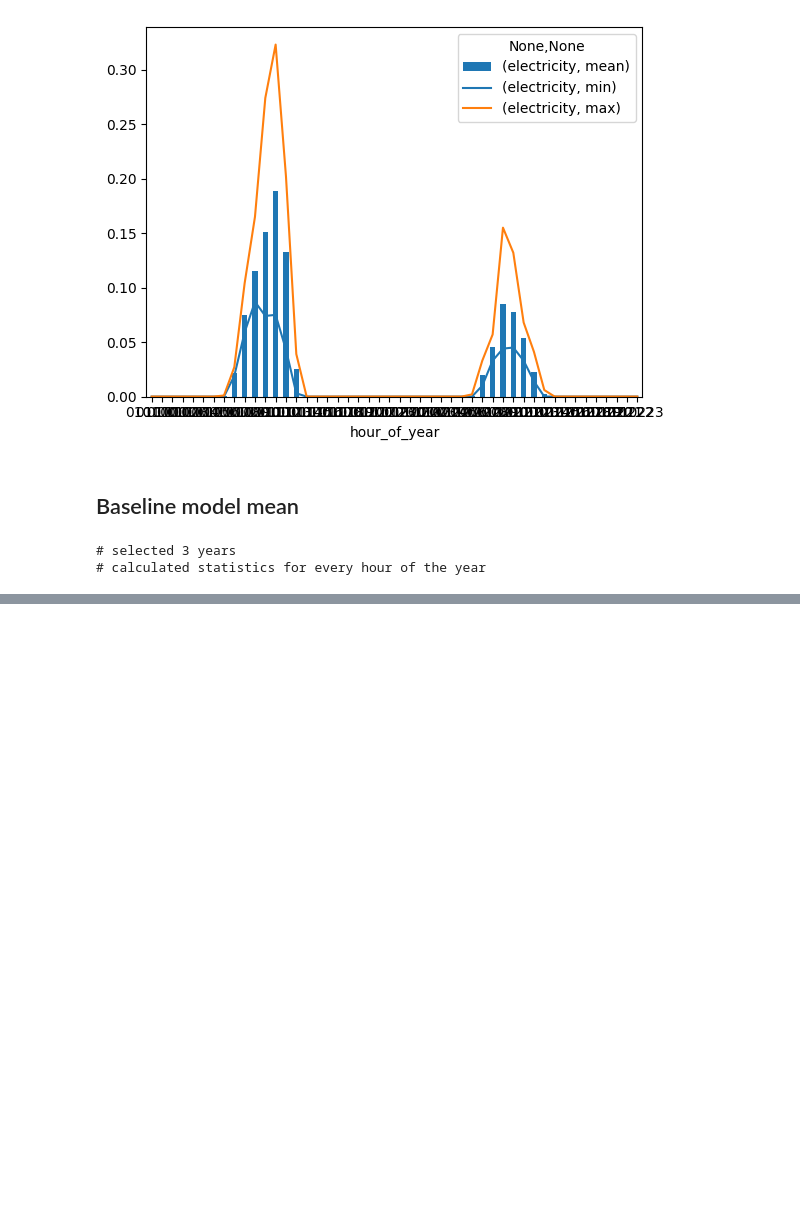
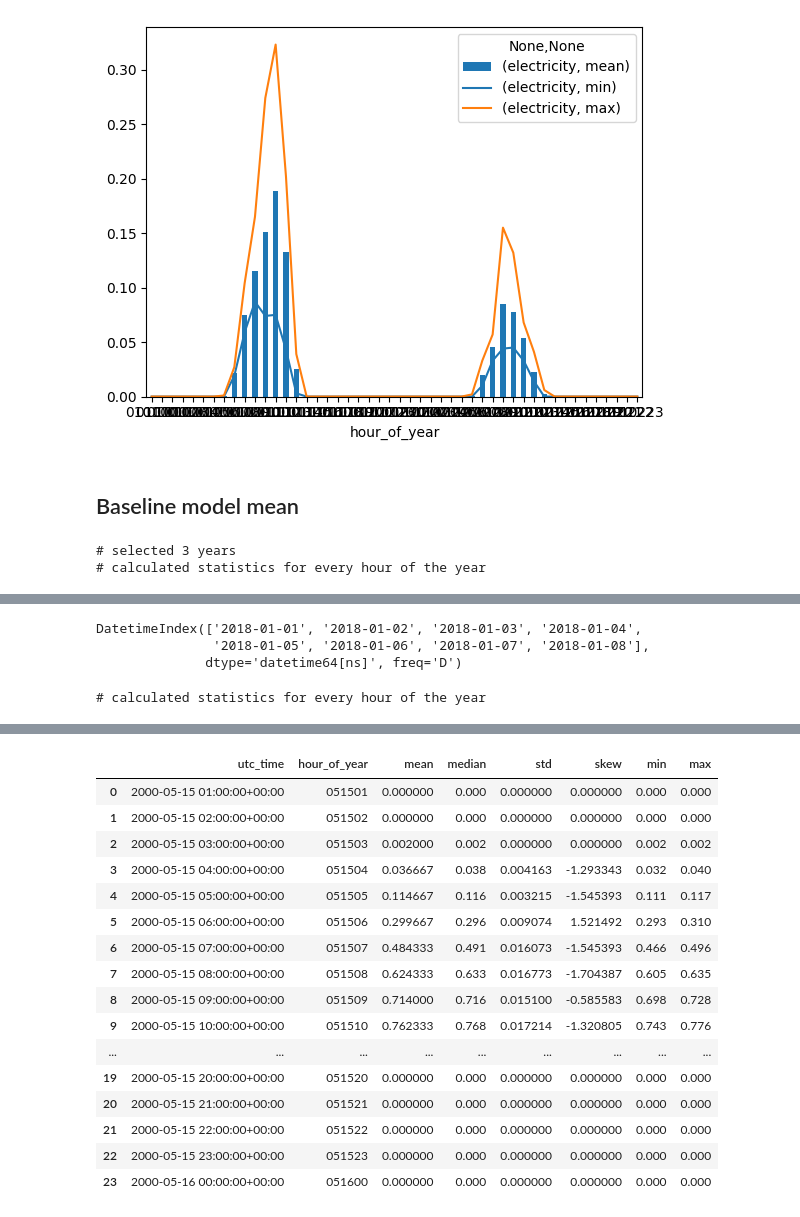
Before and after one commit to jerome-roeser/advanced-power-forecast, a Jupyter notebook: notebooks/hoernsch.ipynb, the cells around one changed output, grey strips where cells are left out. Cells and saved outputs as stored; diff of their text form; code cells hidden in the pictures; blank space fills up the shorter version.

```diff
--- a/notebooks/hoernsch_data_cleaning.ipynb
+++ b/notebooks/hoernsch.ipynb
@@ -253,0 +269,4 @@ stats_df = statistic_table(years_df)
+# %%
+input_date = '2000-05-15 01:00:00' # "YEAR-MONTH-DAY HOUR:MIN:SECONDS"
+input_timestamp = pd.Timestamp(input_date, tz='UTC')
+input_timestamp
@@ -253,0 +280,11 @@ stats_df = statistic_table(years_df)
+# %%
+pd.date_range(start='1/1/2018', end='1/08/2018')
+# %% [output]
+DatetimeIndex(['2018-01-01', '2018-01-02', '2018-01-03', '2018-01-04',
+               '2018-01-05', '2018-01-06', '2018-01-07', '2018-01-08'],
+              dtype='datetime64[ns]', freq='D')
+# %%
+next24 = pd.date_range(
+            start=input_timestamp,
+            end=  input_timestamp + pd.Timedelta(hours=23),
+            freq=pd.Timedelta(hours=1)).to_frame(index=False, name='utc_time')
@@ -253,0 +295,10 @@ stats_df = statistic_table(years_df)
+# %%
+stats_df = statistic_table(years_df)
+stats_df.columns = stats_df.columns.droplevel(level=0)
+# %% [output]
+# calculated statistics for every hour of the year
+# %%
+print(input_date)
+stats_pred = next24.join(stats_df, on='hour_of_year', how='inner', validate='one_to_one')
+stats_pred
+# %% [output]
@@ -253,0 +306,17 @@ stats_df = statistic_table(years_df)
+|  | utc_time | hour_of_year | mean | median | std | skew | min | max |
+| 0 | 2000-05-15 01:00:00+00:00 | 051501 | 0.000000 | 0.000 | 0.000000 | 0.000000 | 0.000 | 0.000 |
+| 1 | 2000-05-15 02:00:00+00:00 | 051502 | 0.000000 | 0.000 | 0.000000 | 0.000000 | 0.000 | 0.000 |
+| 2 | 2000-05-15 03:00:00+00:00 | 051503 | 0.002000 | 0.002 | 0.000000 | 0.000000 | 0.002 | 0.002 |
+| 3 | 2000-05-15 04:00:00+00:00 | 051504 | 0.036667 | 0.038 | 0.004163 | -1.293343 | 0.032 | 0.040 |
+| 4 | 2000-05-15 05:00:00+00:00 | 051505 | 0.114667 | 0.116 | 0.003215 | -1.545393 | 0.111 | 0.117 |
+| 5 | 2000-05-15 06:00:00+00:00 | 051506 | 0.299667 | 0.296 | 0.009074 | 1.521492 | 0.293 | 0.310 |
+| 6 | 2000-05-15 07:00:00+00:00 | 051507 | 0.484333 | 0.491 | 0.016073 | -1.545393 | 0.466 | 0.496 |
+| 7 | 2000-05-15 08:00:00+00:00 | 051508 | 0.624333 | 0.633 | 0.016773 | -1.704387 | 0.605 | 0.635 |
+| 8 | 2000-05-15 09:00:00+00:00 | 051509 | 0.714000 | 0.716 | 0.015100 | -0.585583 | 0.698 | 0.728 |
+| 9 | 2000-05-15 10:00:00+00:00 | 051510 | 0.762333 | 0.768 | 0.017214 | -1.320805 | 0.743 | 0.776 |
+| ... | ... | ... | ... | ... | ... | ... | ... | ... |
+| 19 | 2000-05-15 20:00:00+00:00 | 051520 | 0.000000 | 0.000 | 0.000000 | 0.000000 | 0.000 | 0.000 |
+| 20 | 2000-05-15 21:00:00+00:00 | 051521 | 0.000000 | 0.000 | 0.000000 | 0.000000 | 0.000 | 0.000 |
+| 21 | 2000-05-15 22:00:00+00:00 | 051522 | 0.000000 | 0.000 | 0.000000 | 0.000000 | 0.000 | 0.000 |
+| 22 | 2000-05-15 23:00:00+00:00 | 051523 | 0.000000 | 0.000 | 0.000000 | 0.000000 | 0.000 | 0.000 |
+| 23 | 2000-05-16 00:00:00+00:00 | 051600 | 0.000000 | 0.000 | 0.000000 | 0.000000 | 0.000 | 0.000 |
```
Also changed, not shown: parts of 8 cells of this notebook.
